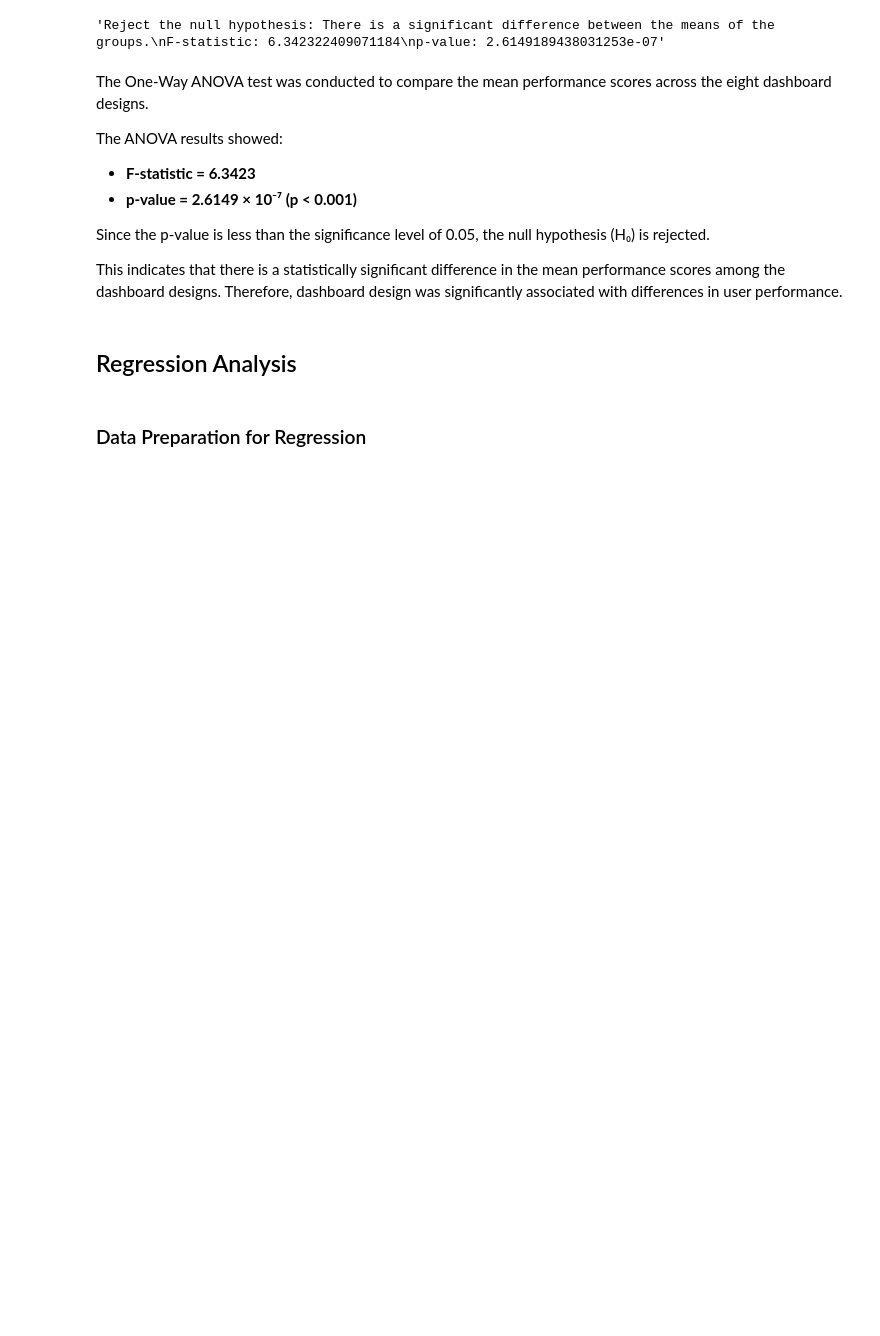
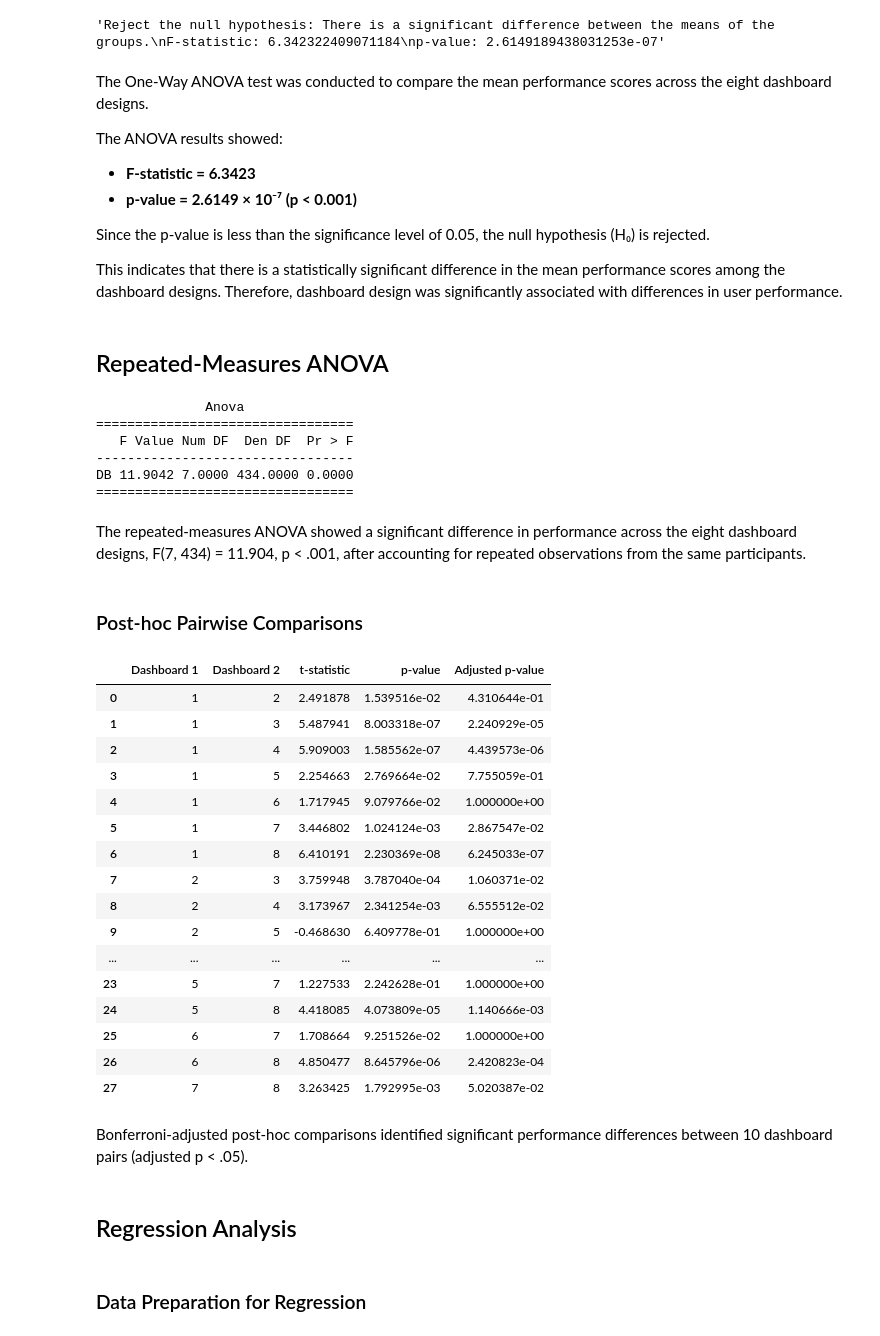
Before and after one commit to Chakuunaa/Evaluating-Dashboard-Design-Effectiveness-in-Data-Analytics, a Jupyter notebook: notebooks/01_Dissertation_Analysis.ipynb, the cells around one changed output. Drawn from its saved outputs; the diff is of its cells as text; code cells hidden in the pictures; blank space fills up the shorter version.

```diff
--- a/notebooks/01_Dissertation_Analysis.ipynb
+++ b/notebooks/01_Dissertation_Analysis.ipynb
@@ -698,6 +698,79 @@ The ANOVA results showed:
 Since the p-value is less than the significance level of 0.05, the null hypothesis (H₀) is rejected.
 
 This indicates that there is a statistically significant difference in the mean performance scores among the dashboard designs. Therefore, dashboard design was significantly associated with differences in user performance.
+# %% [markdown]
+## Repeated-Measures ANOVA
+# %%
+from statsmodels.stats.anova import AnovaRM
+
+rm_anova = AnovaRM(
+    data=df,
+    depvar="performance",
+    subject="P",
+    within=["DB"],
+    aggregate_func="mean"
+).fit()
+
+print(rm_anova)
+# %% [output]
+              Anova
+=================================
+   F Value Num DF  Den DF  Pr > F
+---------------------------------
+DB 11.9042 7.0000 434.0000 0.0000
+=================================
+# %% [markdown]
+The repeated-measures ANOVA showed a significant difference in performance across the eight dashboard designs, F(7, 434) = 11.904, p < .001, after accounting for repeated observations from the same participants.
+# %% [markdown]
+### Post-hoc Pairwise Comparisons
+# %%
+from scipy.stats import ttest_rel
+from itertools import combinations
+
+results = []
+
+for db1, db2 in combinations(sorted(df["DB"].unique()), 2):
+    data1 = df[df["DB"] == db1].groupby("P")["performance"].mean()
+    data2 = df[df["DB"] == db2].groupby("P")["performance"].mean()
+
+    common = data1.index.intersection(data2.index)
+
+    t_stat, p_value = ttest_rel(
+        data1.loc[common],
+        data2.loc[common]
+    )
+
+    results.append([db1, db2, t_stat, p_value])
+
+posthoc = pd.DataFrame(
+    results,
+    columns=["Dashboard 1", "Dashboard 2", "t-statistic", "p-value"]
+)
+
+# Bonferroni correction
+posthoc["Adjusted p-value"] = (posthoc["p-value"] * len(posthoc)).clip(upper=1)
+
+posthoc
+# %% [output]
+|  | Dashboard 1 | Dashboard 2 | t-statistic | p-value | Adjusted p-value |
+| 0 | 1 | 2 | 2.491878 | 1.539516e-02 | 4.310644e-01 |
+| 1 | 1 | 3 | 5.487941 | 8.003318e-07 | 2.240929e-05 |
+| 2 | 1 | 4 | 5.909003 | 1.585562e-07 | 4.439573e-06 |
+| 3 | 1 | 5 | 2.254663 | 2.769664e-02 | 7.755059e-01 |
+| 4 | 1 | 6 | 1.717945 | 9.079766e-02 | 1.000000e+00 |
+| 5 | 1 | 7 | 3.446802 | 1.024124e-03 | 2.867547e-02 |
+| 6 | 1 | 8 | 6.410191 | 2.230369e-08 | 6.245033e-07 |
+| 7 | 2 | 3 | 3.759948 | 3.787040e-04 | 1.060371e-02 |
+| 8 | 2 | 4 | 3.173967 | 2.341254e-03 | 6.555512e-02 |
+| 9 | 2 | 5 | -0.468630 | 6.409778e-01 | 1.000000e+00 |
+| ... | ... | ... | ... | ... | ... |
+| 23 | 5 | 7 | 1.227533 | 2.242628e-01 | 1.000000e+00 |
+| 24 | 5 | 8 | 4.418085 | 4.073809e-05 | 1.140666e-03 |
+| 25 | 6 | 7 | 1.708664 | 9.251526e-02 | 1.000000e+00 |
+| 26 | 6 | 8 | 4.850477 | 8.645796e-06 | 2.420823e-04 |
+| 27 | 7 | 8 | 3.263425 | 1.792995e-03 | 5.020387e-02 |
+# %% [markdown]
+Bonferroni-adjusted post-hoc comparisons identified significant performance differences between 10 dashboard pairs (adjusted p < .05).
 # %% [markdown]
 ## Regression Analysis
 # %% [markdown]
```
Also changed, not shown: parts of 14 cells of this notebook, 2 other files.
